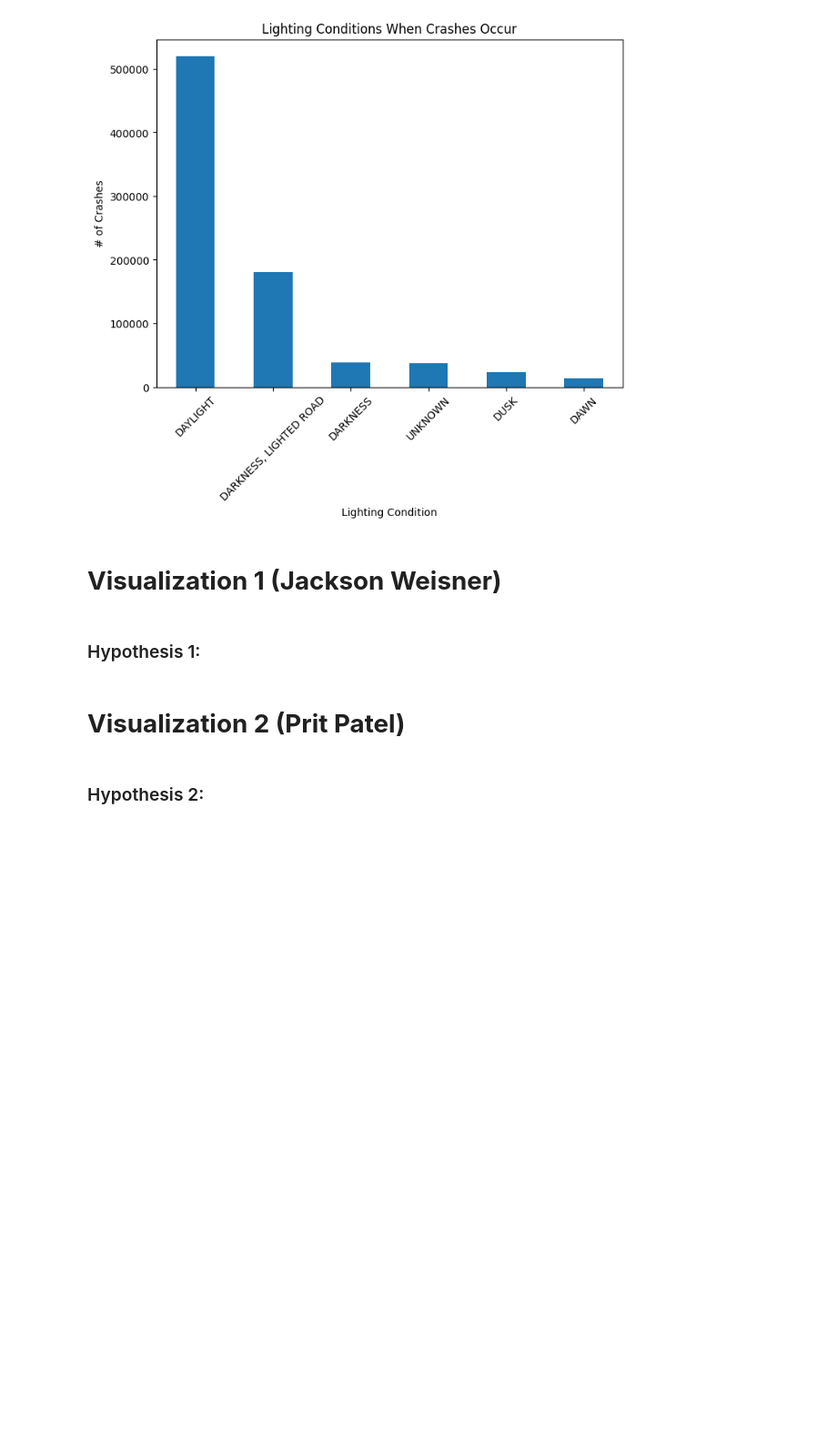
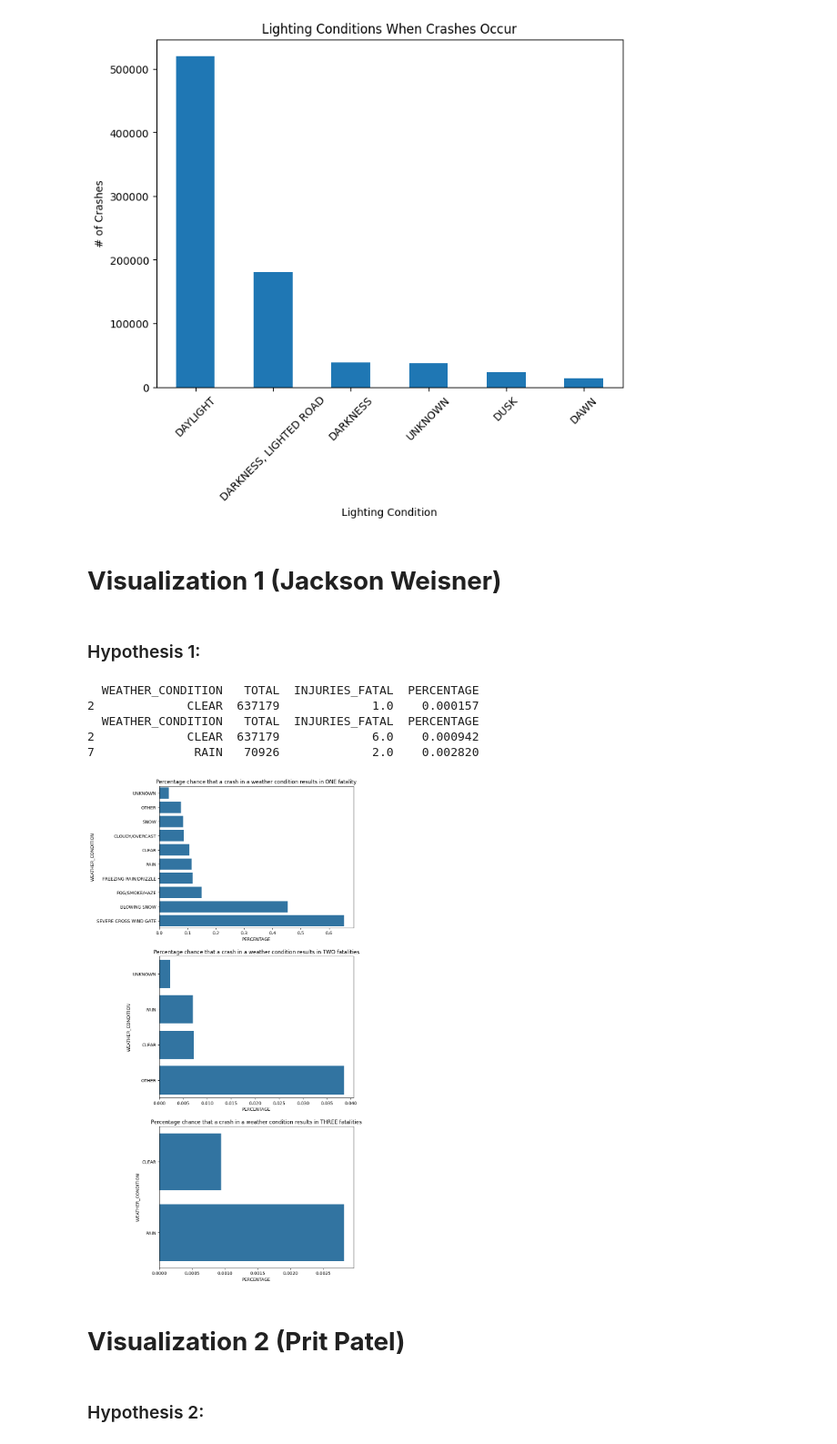
Before and after one commit to jweis4/CS-418-Traffic-Accidents-Analysis-Project, a Jupyter notebook: src/CS-418-Group-16.ipynb, the cells around one changed output. Shown: that part at 91% size. Saved outputs shown, nothing was run; the diff lists cells and outputs as text; code cells hidden in the pictures; blank space fills up the shorter version.

Commit message:
Visualization working

```diff
--- a/src/CS-418-Group-16.ipynb
+++ b/src/CS-418-Group-16.ipynb
@@ -277,6 +278,45 @@ plt.xticks(rotation=45)
 # **Visualization 1 (Jackson Weisner)**
 # %% [markdown]
 ### Hypothesis 1:
+# %%
+# compare percentage of fatal crashes in each weather condition
+# compare total with each categories fatal
+
+crash_weather = crashes_df.groupby('WEATHER_CONDITION')
+
+total_per_condition = crash_weather['WEATHER_CONDITION'].count().to_frame()
+total_per_condition = total_per_condition.rename(columns={'WEATHER_CONDITION':'TOTAL'}).reset_index()
+
+def create_percentage_df(lambd):
+    fatal_weather = crashes_df.loc[lambd(crashes_df['INJURIES_FATAL']), ['INJURIES_FATAL', 'WEATHER_CONDITION']].groupby('WEATHER_CONDITION').count()
+    fatal_percenteges = pd.merge(total_per_condition, fatal_weather, how='outer', on='WEATHER_CONDITION')
+    fatal_percenteges['PERCENTAGE'] = (fatal_percenteges['INJURIES_FATAL'] / fatal_percenteges['TOTAL']) * 100
+    fatal_percenteges = fatal_percenteges.dropna().sort_values(by='PERCENTAGE')
+    return fatal_percenteges
+
+one_fatality = create_percentage_df(lambda v : v == 1.0)
+two_fatalities = create_percentage_df(lambda v : v == 2.0)
+three_fatalities = create_percentage_df(lambda v : v == 3.0)
+
+
+figure, ax = plt.subplots(3, 1, figsize=(8,20))
+
+plot_1 = sns.barplot(one_fatality, y='WEATHER_CONDITION', x='PERCENTAGE', ax=ax[0], orient='h')
+plot_2 = sns.barplot(two_fatalities, y='WEATHER_CONDITION', x='PERCENTAGE', ax=ax[1], orient='h')
+plot_3 = sns.barplot(three_fatalities, y='WEATHER_CONDITION', x='PERCENTAGE', ax=ax[2], orient='h')
+
+plot_1.set_title('Percentage chance that a crash in a weather condition results in ONE fatality')
+plot_2.set_title('Percentage chance that a crash in a weather condition results in TWO fatalities')
+plot_3.set_title('Percentage chance that a crash in a weather condition results in THREE fatalities')
+
+plt.show()
+# %% [output]
+  WEATHER_CONDITION   TOTAL  INJURIES_FATAL  PERCENTAGE
+2             CLEAR  637179             1.0    0.000157
+  WEATHER_CONDITION   TOTAL  INJURIES_FATAL  PERCENTAGE
+2             CLEAR  637179             6.0    0.000942
+7              RAIN   70926             2.0    0.002820
+[figure, added]
 # %% [markdown]
 # **Visualization 2 (Prit Patel)**
 # %% [markdown]
```
Also changed, not shown: parts of 1 cell of this notebook.
